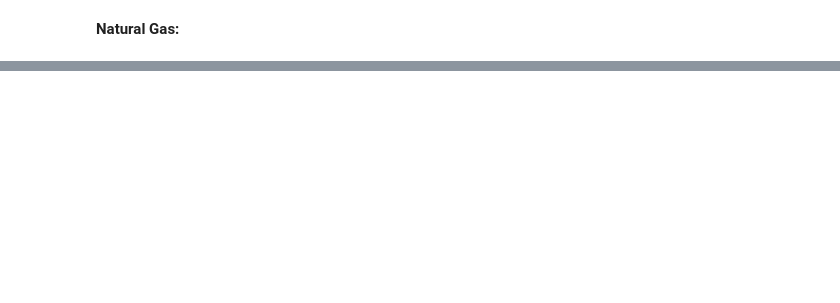
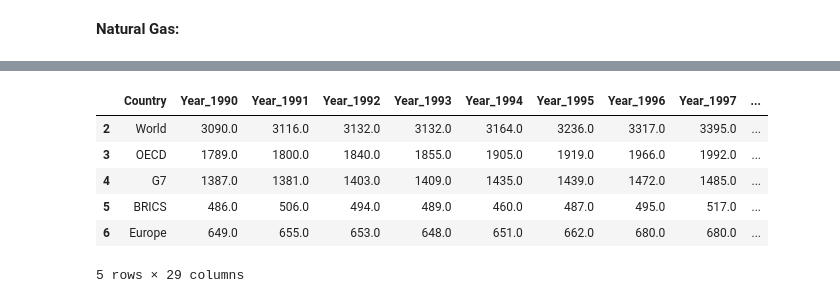
Before and after one commit to mkung8889/etl_project, a Jupyter notebook: etl_code.ipynb, the cells around one changed output, grey strips where cells are left out. Saved outputs shown, nothing was run; the diff lists cells and outputs as text; code cells hidden in the pictures; blank space fills up the shorter version.

```diff
--- a/etl_code.ipynb
+++ b/etl_code.ipynb
@@ -153,0 +201,5 @@ Natural_Gas_Consumption_EIA_df.to_sql(name='EnergyConsumptionEIA', con=engine, i
+# %%
+# Enerdata data
+Enerdata_oil ="Resources/Enerdata World Oil Consumption.csv"
+Enerdata_oil_data = pd.read_csv(Enerdata_oil)
+Enerdata_oil_data.head()
@@ -153,0 +227,56 @@ Natural_Gas_Consumption_EIA_df.to_sql(name='EnergyConsumptionEIA', con=engine, i
+# %%
+# Enerdata Data Transformation:
+
+# 1) Rename/Organize Columns (years / floattypes)
+oil_rename = Enerdata_oil_data.rename(columns={
+    'Oil products domestic consumption (Mt)': 'Country',
+    'Unnamed: 1' : 'Year_1990',
+    'Unnamed: 2' : 'Year_1991',
+    'Unnamed: 3' : 'Year_1992',
+    'Unnamed: 4' : 'Year_1993',
+    'Unnamed: 5' : 'Year_1994',
+    'Unnamed: 6' : 'Year_1995',
+    'Unnamed: 7' : 'Year_1996',
+    'Unnamed: 8' : 'Year_1997',
+    'Unnamed: 9' : 'Year_1998',
+    'Unnamed: 10' : 'Year_1999',
+    'Unnamed: 11' : 'Year_2000',
+    'Unnamed: 12' : 'Year_2001',
+    'Unnamed: 13' : 'Year_2002',
+    'Unnamed: 14' : 'Year_2003',
+    'Unnamed: 15' : 'Year_2004',
+    'Unnamed: 16' : 'Year_2005',
+    'Unnamed: 17' : 'Year_2006',
+    'Unnamed: 18' : 'Year_2007',
+    'Unnamed: 19' : 'Year_2008',
+    'Unnamed: 20' : 'Year_2009',
+    'Unnamed: 21' : 'Year_2010',
+    'Unnamed: 22' : 'Year_2011',
+    'Unnamed: 23' : 'Year_2012',
+    'Unnamed: 24' : 'Year_2013',
+    'Unnamed: 25' : 'Year_2014',
+    'Unnamed: 26' : 'Year_2015',
+    'Unnamed: 27' : 'Year_2016',
+    'Unnamed: 28' : 'Year_2017'
+})
+
+# 2) Drop unnecessary COLUMNS
+oil_drop = oil_rename.drop(columns={'Unnamed: 29', 'Unnamed: 30'})
+
+# 3) Drop Unneccessary/Repetitive ROWS
+    #oil_drop2 = oil_drop.drop([0,1,2,3,4,5,6, 60,61,62], axis=0)
+oil_drop2 = oil_drop.drop([0,1], axis=0)
+
+# oil_drop.reset_index=()
+
+# 4) Rename/Print new DataFrame
+Enerdata_oil_consumption_df = oil_drop2
+Enerdata_oil_consumption_df.head()
+# %% [output]
+|  | Country | Year_1990 | Year_1991 | Year_1992 | Year_1993 | Year_1994 | Year_1995 | Year_1996 | Year_1997 | ... |
+| 2 | World | 3090.0 | 3116.0 | 3132.0 | 3132.0 | 3164.0 | 3236.0 | 3317.0 | 3395.0 | ... |
+| 3 | OECD | 1789.0 | 1800.0 | 1840.0 | 1855.0 | 1905.0 | 1919.0 | 1966.0 | 1992.0 | ... |
+| 4 | G7 | 1387.0 | 1381.0 | 1403.0 | 1409.0 | 1435.0 | 1439.0 | 1472.0 | 1485.0 | ... |
+| 5 | BRICS | 486.0 | 506.0 | 494.0 | 489.0 | 460.0 | 487.0 | 495.0 | 517.0 | ... |
+| 6 | Europe | 649.0 | 655.0 | 653.0 | 648.0 | 651.0 | 662.0 | 680.0 | 680.0 | ... |
+5 rows × 29 columns
```
Also changed, not shown: parts of 25 cells of this notebook, 1 other file.
